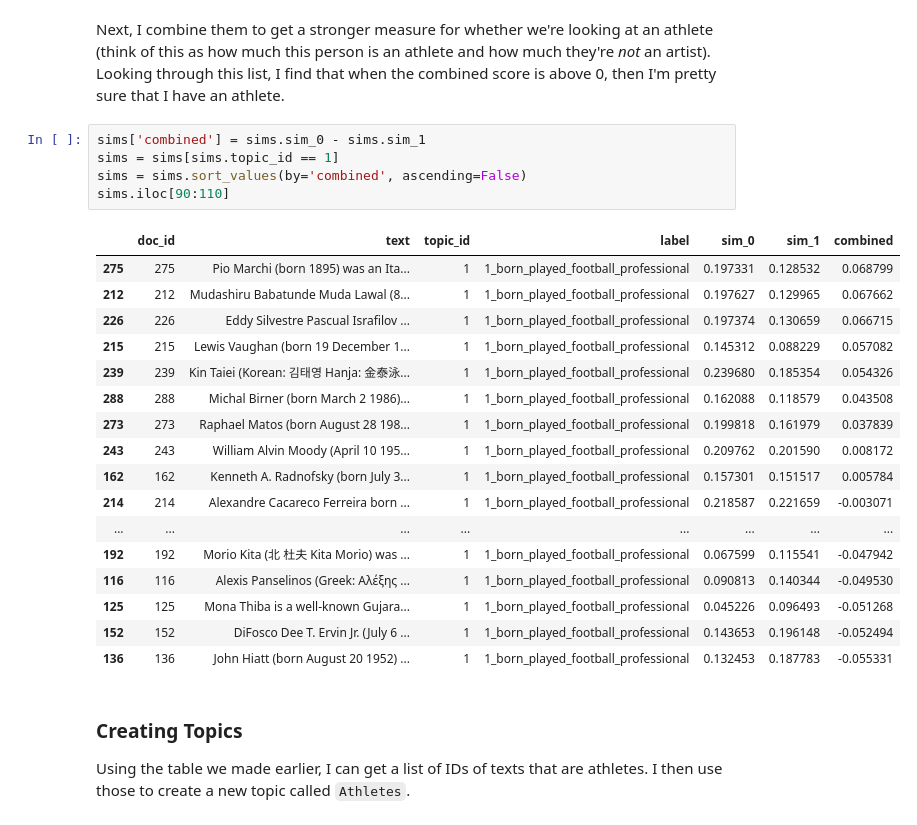
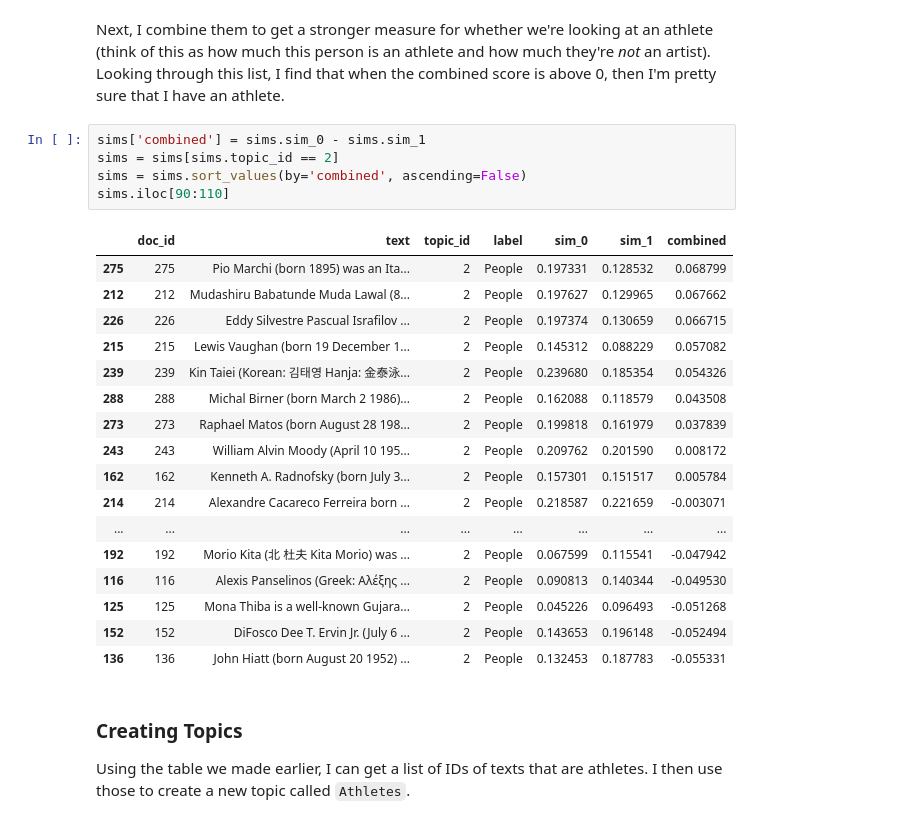
Before and after one commit to zacthinks/InteractiveTopicModel, a Jupyter notebook: examples/dbpedia_vignette.ipynb, the cells around one changed output. Cells and saved outputs as stored; diff of their text form.

```diff
--- a/examples/dbpedia_vignette.ipynb
+++ b/examples/dbpedia_vignette.ipynb
@@ -381,27 +389,27 @@ sims.head()
 Next, I combine them to get a stronger measure for whether we're looking at an athlete (think of this as how much this person is an athlete and how much they're *not* an artist). Looking through this list, I find that when the combined score is above 0, then I'm pretty sure that I have an athlete.
 # %%
 sims['combined'] = sims.sim_0 - sims.sim_1
-sims = sims[sims.topic_id == 1]
+sims = sims[sims.topic_id == 2]
 sims = sims.sort_values(by='combined', ascending=False)
 sims.iloc[90:110]
 # %% [output]
 |  | doc_id | text | topic_id | label | sim_0 | sim_1 | combined |
-| 275 | 275 | Pio Marchi (born 1895) was an Ita... | 1 | 1_born_played_football_professional | 0.197331 | 0.128532 | 0.068799 |
-| 212 | 212 | Mudashiru Babatunde Muda Lawal (8... | 1 | 1_born_played_football_professional | 0.197627 | 0.129965 | 0.067662 |
-| 226 | 226 | Eddy Silvestre Pascual Israfilov ... | 1 | 1_born_played_football_professional | 0.197374 | 0.130659 | 0.066715 |
-| 215 | 215 | Lewis Vaughan (born 19 December 1... | 1 | 1_born_played_football_professional | 0.145312 | 0.088229 | 0.057082 |
-| 239 | 239 | Kin Taiei (Korean: 김태영 Hanja: 金泰泳... | 1 | 1_born_played_football_professional | 0.239680 | 0.185354 | 0.054326 |
-| 288 | 288 | Michal Birner (born March 2 1986)... | 1 | 1_born_played_football_professional | 0.162088 | 0.118579 | 0.043508 |
-| 273 | 273 | Raphael Matos (born August 28 198... | 1 | 1_born_played_football_professional | 0.199818 | 0.161979 | 0.037839 |
-| 243 | 243 | William Alvin Moody (April 10 195... | 1 | 1_born_played_football_professional | 0.209762 | 0.201590 | 0.008172 |
-| 162 | 162 | Kenneth A. Radnofsky (born July 3... | 1 | 1_born_played_football_professional | 0.157301 | 0.151517 | 0.005784 |
-| 214 | 214 | Alexandre Cacareco Ferreira born ... | 1 | 1_born_played_football_professional | 0.218587 | 0.221659 | -0.003071 |
+| 275 | 275 | Pio Marchi (born 1895) was an Ita... | 2 | People | 0.197331 | 0.128532 | 0.068799 |
+| 212 | 212 | Mudashiru Babatunde Muda Lawal (8... | 2 | People | 0.197627 | 0.129965 | 0.067662 |
+| 226 | 226 | Eddy Silvestre Pascual Israfilov ... | 2 | People | 0.197374 | 0.130659 | 0.066715 |
+| 215 | 215 | Lewis Vaughan (born 19 December 1... | 2 | People | 0.145312 | 0.088229 | 0.057082 |
+| 239 | 239 | Kin Taiei (Korean: 김태영 Hanja: 金泰泳... | 2 | People | 0.239680 | 0.185354 | 0.054326 |
+| 288 | 288 | Michal Birner (born March 2 1986)... | 2 | People | 0.162088 | 0.118579 | 0.043508 |
+| 273 | 273 | Raphael Matos (born August 28 198... | 2 | People | 0.199818 | 0.161979 | 0.037839 |
+| 243 | 243 | William Alvin Moody (April 10 195... | 2 | People | 0.209762 | 0.201590 | 0.008172 |
+| 162 | 162 | Kenneth A. Radnofsky (born July 3... | 2 | People | 0.157301 | 0.151517 | 0.005784 |
+| 214 | 214 | Alexandre Cacareco Ferreira born ... | 2 | People | 0.218587 | 0.221659 | -0.003071 |
 | ... | ... | ... | ... | ... | ... | ... | ... |
-| 192 | 192 | Morio Kita (北 杜夫 Kita Morio) was ... | 1 | 1_born_played_football_professional | 0.067599 | 0.115541 | -0.047942 |
-| 116 | 116 | Alexis Panselinos (Greek: Αλέξης ... | 1 | 1_born_played_football_professional | 0.090813 | 0.140344 | -0.049530 |
-| 125 | 125 | Mona Thiba is a well-known Gujara... | 1 | 1_born_played_football_professional | 0.045226 | 0.096493 | -0.051268 |
-| 152 | 152 | DiFosco Dee T. Ervin Jr. (July 6 ... | 1 | 1_born_played_football_professional | 0.143653 | 0.196148 | -0.052494 |
-| 136 | 136 | John Hiatt (born August 20 1952) ... | 1 | 1_born_played_football_professional | 0.132453 | 0.187783 | -0.055331 |
+| 192 | 192 | Morio Kita (北 杜夫 Kita Morio) was ... | 2 | People | 0.067599 | 0.115541 | -0.047942 |
+| 116 | 116 | Alexis Panselinos (Greek: Αλέξης ... | 2 | People | 0.090813 | 0.140344 | -0.049530 |
+| 125 | 125 | Mona Thiba is a well-known Gujara... | 2 | People | 0.045226 | 0.096493 | -0.051268 |
+| 152 | 152 | DiFosco Dee T. Ervin Jr. (July 6 ... | 2 | People | 0.143653 | 0.196148 | -0.052494 |
+| 136 | 136 | John Hiatt (born August 20 1952) ... | 2 | People | 0.132453 | 0.187783 | -0.055331 |
 # %% [markdown]
 ### Creating Topics
 
```
Also changed, not shown: parts of 34 cells of this notebook, 2 other files.
